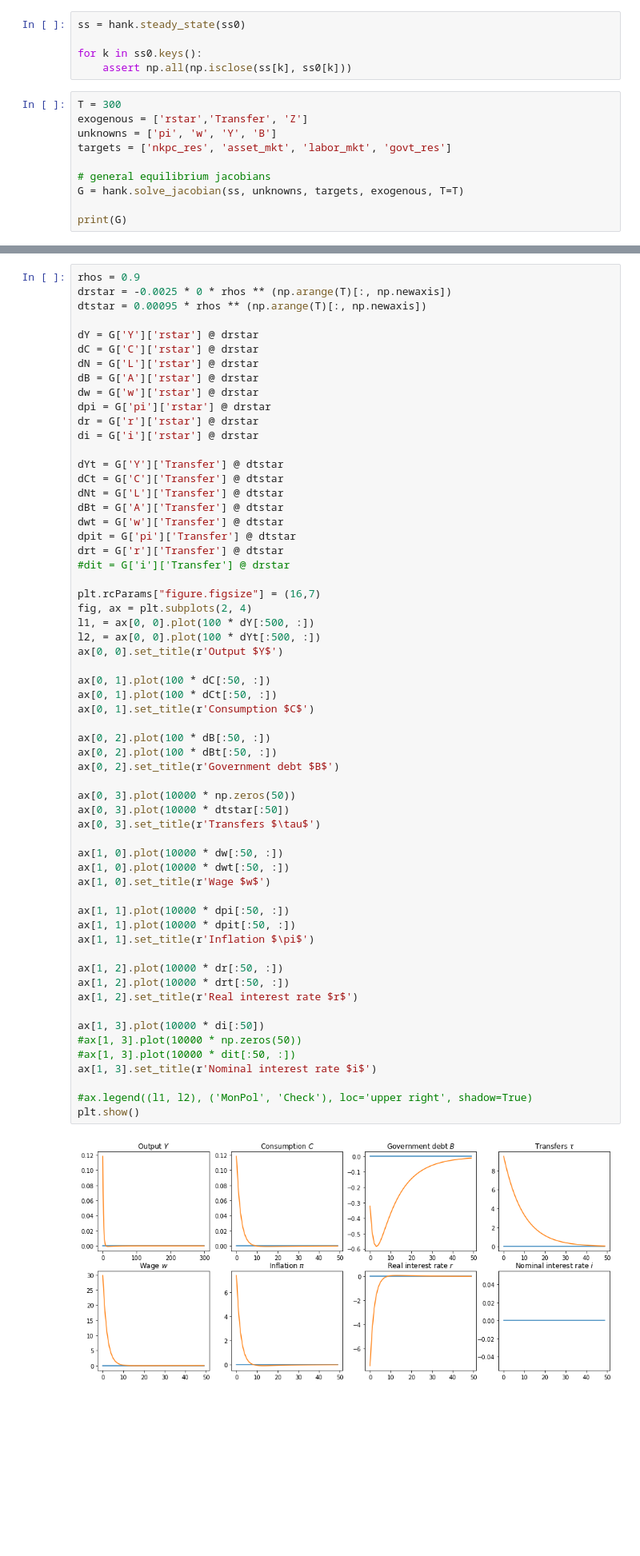
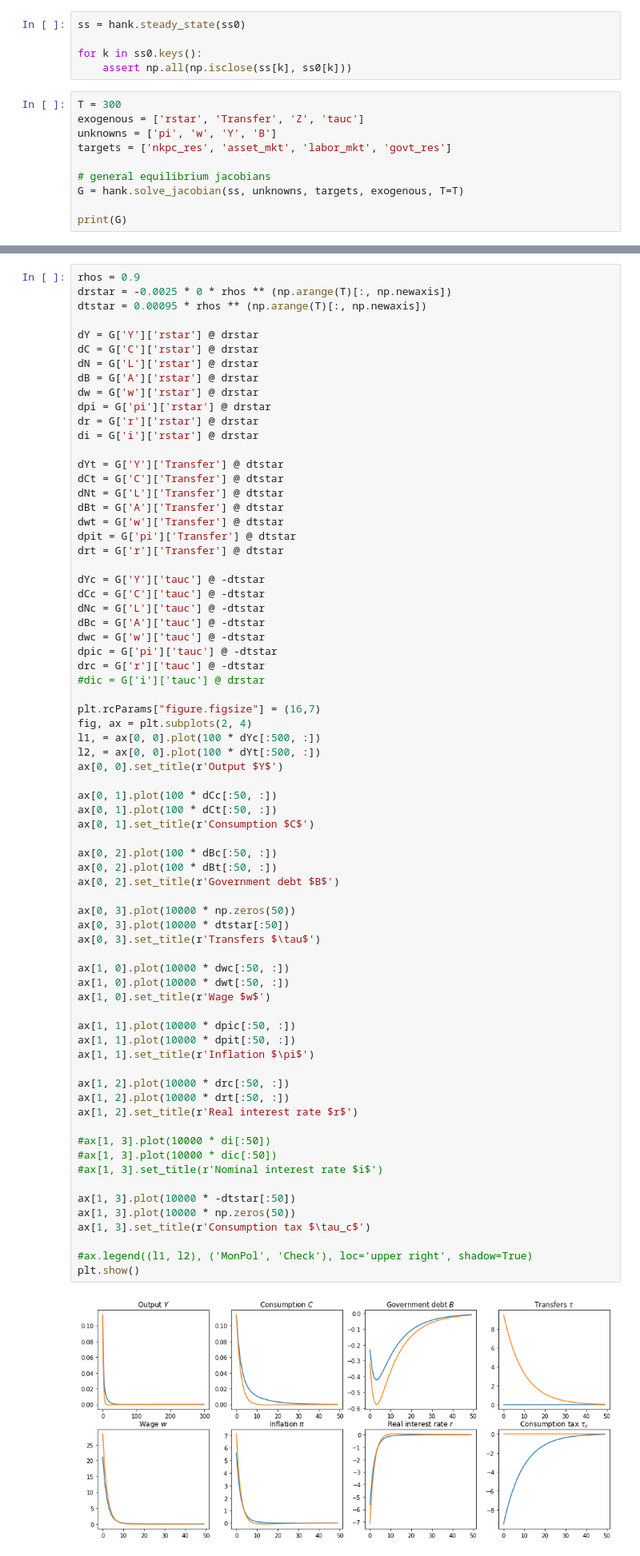
Before and after one commit to danmrc/sequence-jacobian, a Jupyter notebook: notebooks/Exogenous Transfer + tauc.ipynb, the cells around one changed output, grey strips where cells are left out. Shown: that part at 80% size. Cells and saved outputs as stored; diff of their text form; blank space fills up the shorter version.

```diff
--- a/notebooks/Exogenous Transfer + tauc.ipynb
+++ b/notebooks/Exogenous Transfer + tauc.ipynb
@@ -219,7 +219,7 @@ for k in ss0.keys():
     assert np.all(np.isclose(ss[k], ss0[k]))
 # %%
 T = 300
-exogenous = ['rstar','Transfer', 'Z']
+exogenous = ['rstar', 'Transfer', 'Z', 'tauc']
 unknowns = ['pi', 'w', 'Y', 'B']
 targets = ['nkpc_res', 'asset_mkt', 'labor_mkt', 'govt_res']
 
@@ -250,44 +250,55 @@ dBt = G['A']['Transfer'] @ dtstar
 dwt = G['w']['Transfer'] @ dtstar
 dpit = G['pi']['Transfer'] @ dtstar
 drt = G['r']['Transfer'] @ dtstar
-#dit = G['i']['Transfer'] @ drstar
+
+dYc = G['Y']['tauc'] @ -dtstar
+dCc = G['C']['tauc'] @ -dtstar
+dNc = G['L']['tauc'] @ -dtstar
+dBc = G['A']['tauc'] @ -dtstar
+dwc = G['w']['tauc'] @ -dtstar
+dpic = G['pi']['tauc'] @ -dtstar
+drc = G['r']['tauc'] @ -dtstar
+#dic = G['i']['tauc'] @ drstar
 
 plt.rcParams["figure.figsize"] = (16,7)
 fig, ax = plt.subplots(2, 4)
-l1, = ax[0, 0].plot(100 * dY[:500, :])
+l1, = ax[0, 0].plot(100 * dYc[:500, :])
 l2, = ax[0, 0].plot(100 * dYt[:500, :])
 ax[0, 0].set_title(r'Output $Y$')
 
-ax[0, 1].plot(100 * dC[:50, :])
+ax[0, 1].plot(100 * dCc[:50, :])
 ax[0, 1].plot(100 * dCt[:50, :])
 ax[0, 1].set_title(r'Consumption $C$')
 
-ax[0, 2].plot(100 * dB[:50, :])
+ax[0, 2].plot(100 * dBc[:50, :])
 ax[0, 2].plot(100 * dBt[:50, :])
 ax[0, 2].set_title(r'Government debt $B$')
 
 ax[0, 3].plot(10000 * np.zeros(50))
 ax[0, 3].plot(10000 * dtstar[:50])
 ax[0, 3].set_title(r'Transfers $\tau$')
 
-ax[1, 0].plot(10000 * dw[:50, :])
+ax[1, 0].plot(10000 * dwc[:50, :])
 ax[1, 0].plot(10000 * dwt[:50, :])
 ax[1, 0].set_title(r'Wage $w$')
 
-ax[1, 1].plot(10000 * dpi[:50, :])
+ax[1, 1].plot(10000 * dpic[:50, :])
 ax[1, 1].plot(10000 * dpit[:50, :])
 ax[1, 1].set_title(r'Inflation $\pi$')
 
-ax[1, 2].plot(10000 * dr[:50, :])
+ax[1, 2].plot(10000 * drc[:50, :])
 ax[1, 2].plot(10000 * drt[:50, :])
 ax[1, 2].set_title(r'Real interest rate $r$')
 
-ax[1, 3].plot(10000 * di[:50])
-#ax[1, 3].plot(10000 * np.zeros(50))
-#ax[1, 3].plot(10000 * dit[:50, :])
-ax[1, 3].set_title(r'Nominal interest rate $i$')
+#ax[1, 3].plot(10000 * di[:50])
+#ax[1, 3].plot(10000 * dic[:50])
+#ax[1, 3].set_title(r'Nominal interest rate $i$')
+
+ax[1, 3].plot(10000 * -dtstar[:50])
+ax[1, 3].plot(10000 * np.zeros(50))
+ax[1, 3].set_title(r'Consumption tax $\tau_c$')
 
 #ax.legend((l1, l2), ('MonPol', 'Check'), loc='upper right', shadow=True)
 plt.show()
 # %% [output]
-[figure, old version]
+[figure, new version]
```
Also changed, not shown: parts of 1 cell of this notebook.
